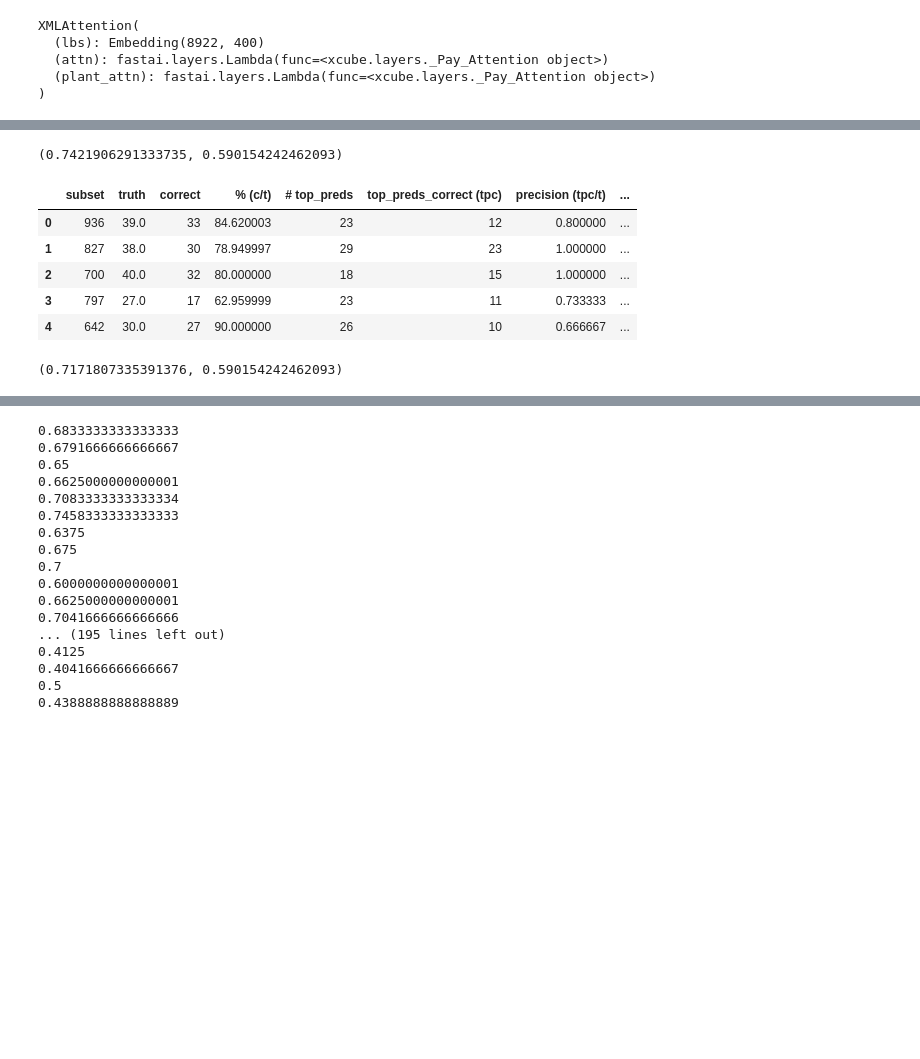
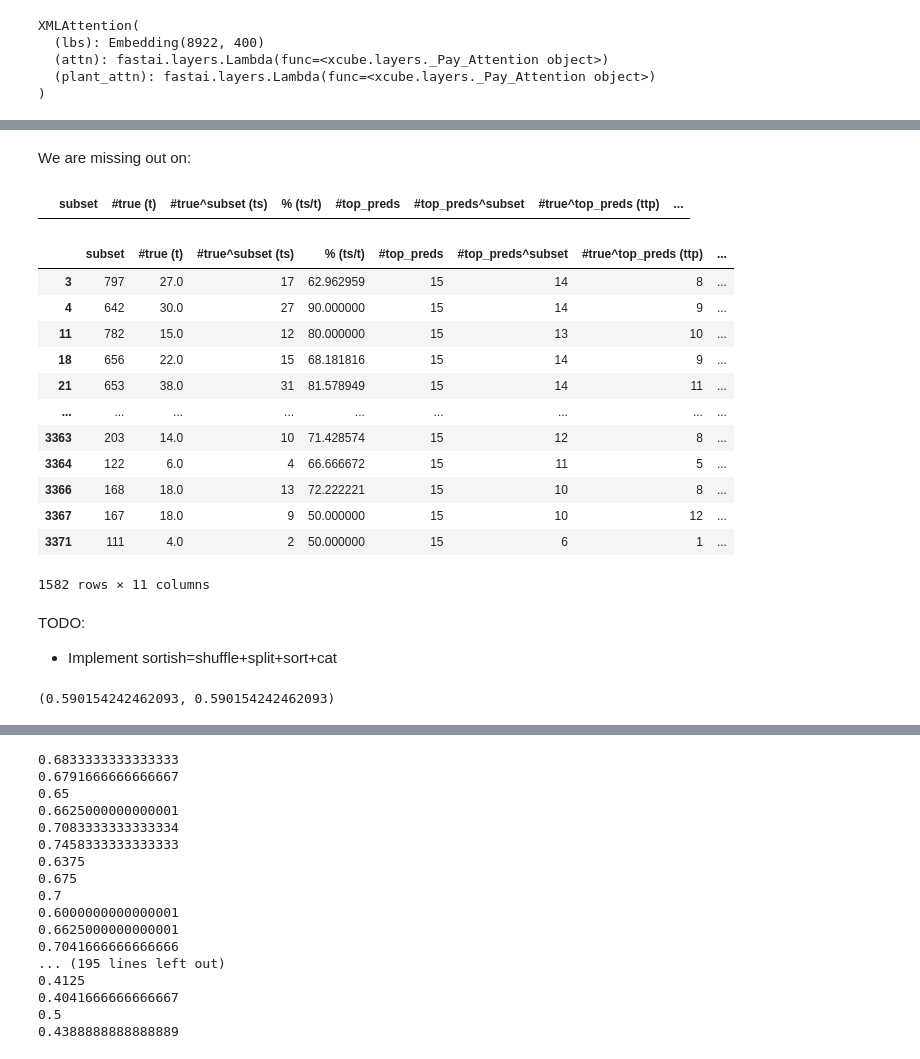
Before and after one commit to debjyotiSRoy/xcube, a Jupyter notebook: nbs/18_tutorial.train_mimic3.ipynb, the cells around one changed output, grey strips where cells are left out. Cells and saved outputs as stored; diff of their text form; code cells hidden in the pictures; blank space fills up the shorter version.

```diff
--- a/nbs/18_tutorial.train_mimic3.ipynb
+++ b/nbs/18_tutorial.train_mimic3.ipynb
@@ -1575,12 +1572,12 @@ precision_at_k(preds+preds_r, targs, k=15)
 ## TTA
 # %%
 learn = xmltext_classifier_learner(dls_clas, AWD_LSTM, drop_mult=0.1, max_len=None,
-                                   metrics=partial(precision_at_k, k=15), path=tmp, cbs=cbs,
+                                   metrics=partial(precision_at_k, k=15), path=tmp, cbs=None,
                                    pretrained=False,
                                    splitter=None,
                                    running_decoder=True).to_fp16()
 learn_r = xmltext_classifier_learner(dls_clas_r, AWD_LSTM, drop_mult=0.1, max_len=None,
-                                     metrics=partial(precision_at_k, k=15), path=tmp, cbs=cbs_r,
+                                     metrics=partial(precision_at_k, k=15), path=tmp, cbs=None,
                                      pretrained=False,
                                      splitter=None,
                                      running_decoder=True).to_fp16()
@@ -1698,7 +1709,7 @@ class FetchCallback(Callback):
 
     def after_validate(self): self.csvfile.close()
 # %%
-log_cfs = join_path_file('log_cfs', learn.path/learn.model_dir, ext='.csv')
+log_cfs = join_path_file(fname+'_log_cfs', learn.path/learn.model_dir, ext='.csv')
 fc = FetchCallback(log_cfs)
 # %%
 print(f"pid = {os.getpid()}")
@@ -1724,4 +1737,29 @@ df.head()
+# %% [markdown]
+We are missing out on:
+# %%
+df[df['#true^top_preds (ttp)'] != df['#true^topk (ttk)']]
+# %% [output]
+|  | subset | #true (t) | #true^subset (ts) | % (ts/t) | #top_preds | #top_preds^subset | #true^top_preds (ttp) | ... |
+# %%
+df[df['#true^top_preds (ttp)'] - df['#top_preds^subset^true'] >= 1]
+# %% [output]
+|  | subset | #true (t) | #true^subset (ts) | % (ts/t) | #top_preds | #top_preds^subset | #true^top_preds (ttp) | ... |
+| 3 | 797 | 27.0 | 17 | 62.962959 | 15 | 14 | 8 | ... |
+| 4 | 642 | 30.0 | 27 | 90.000000 | 15 | 14 | 9 | ... |
+| 11 | 782 | 15.0 | 12 | 80.000000 | 15 | 13 | 10 | ... |
+| 18 | 656 | 22.0 | 15 | 68.181816 | 15 | 14 | 9 | ... |
+| 21 | 653 | 38.0 | 31 | 81.578949 | 15 | 14 | 11 | ... |
+| ... | ... | ... | ... | ... | ... | ... | ... | ... |
+| 3363 | 203 | 14.0 | 10 | 71.428574 | 15 | 12 | 8 | ... |
+| 3364 | 122 | 6.0 | 4 | 66.666672 | 15 | 11 | 5 | ... |
+| 3366 | 168 | 18.0 | 13 | 72.222221 | 15 | 10 | 8 | ... |
+| 3367 | 167 | 18.0 | 9 | 50.000000 | 15 | 10 | 12 | ... |
+| 3371 | 111 | 4.0 | 2 | 50.000000 | 15 | 6 | 1 | ... |
+1582 rows × 11 columns
+# %% [markdown]
+TODO:
+- Implement sortish=shuffle+split+sort+cat
 # %%
-df['precision (tpc/t)'].mean(), df['prec'].mean()
+df['precision (ttp/15)'].mean(), df['prec (ttk/15)'].mean()
 # %% [output]
-(0.7421906291333735, 0.590154242462093)
+(0.590154242462093, 0.590154242462093)
@@ -1730,13 +1765,0 @@ df.loc[df['precision (tpc/t)'] > 1.0, 'precision (tpc/t)'] = 1.0
-# %%
-df.head()
-# %% [output]
-|  | subset | truth | correct | % (c/t) | # top_preds | top_preds_correct (tpc) | precision (tpc/t) | ... |
-| 0 | 936 | 39.0 | 33 | 84.620003 | 23 | 12 | 0.800000 | ... |
-| 1 | 827 | 38.0 | 30 | 78.949997 | 29 | 23 | 1.000000 | ... |
-| 2 | 700 | 40.0 | 32 | 80.000000 | 18 | 15 | 1.000000 | ... |
-| 3 | 797 | 27.0 | 17 | 62.959999 | 23 | 11 | 0.733333 | ... |
-| 4 | 642 | 30.0 | 27 | 90.000000 | 26 | 10 | 0.666667 | ... |
-# %%
-df.loc[:, 'precision (tpc/t)'].mean(), df['prec'].mean()
-# %% [output]
-(0.7171807335391376, 0.590154242462093)
```
Also changed, not shown: parts of 12 cells of this notebook, 2 other files.
